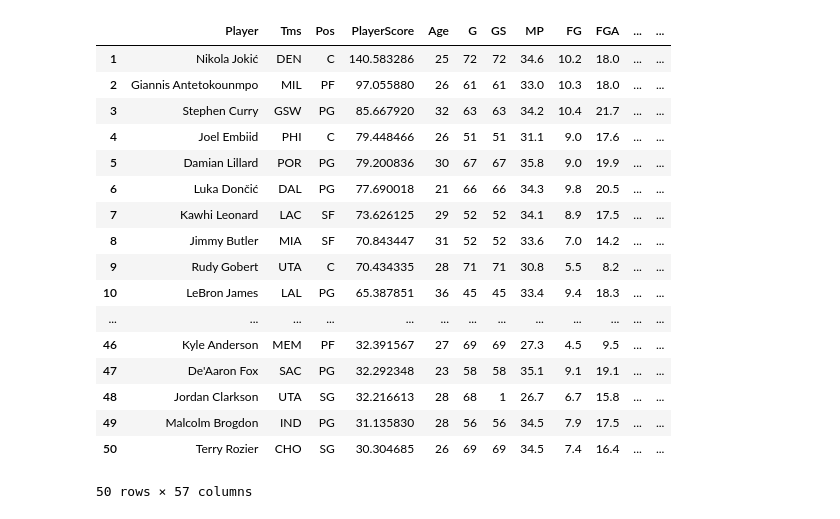
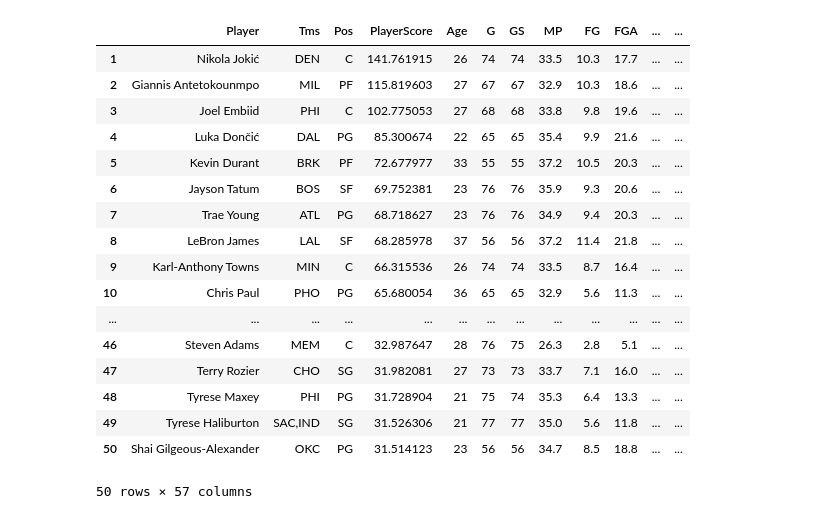
Before and after one commit to AustinMayerhofer/NBA-metrics, a Jupyter notebook: src/rankings.ipynb, the cells around one changed output. Saved outputs shown, nothing was run; the diff lists cells and outputs as text; code cells hidden in the pictures.

```diff
--- a/src/rankings.ipynb
+++ b/src/rankings.ipynb
@@ -3,3 +1,6 @@ SEASON = '2020-21'
+# %%
+SEASON = '2021-22'
+LEAGUE = 'NBA'
 # %%
 import pandas as pd
 import myconstants as c
@@ -8,11 +9,12 @@ from scipy.stats import zscore
 NUM_GAMES = c.NUM_GAMES[SEASON]
 MIN_GAMES = c.MIN_GAMES[SEASON]
 
-p_df = pd.read_csv(f'../data/years/{SEASON}/clean/{SEASON}_Player_PerGame.csv')
-t_df = pd.read_csv(f'../data/years/{SEASON}/clean/{SEASON}_Team_Standings.csv')
+p_df = pd.read_csv(f'../data/years/{SEASON}/clean/{SEASON}_{LEAGUE}_Player_PerGame.csv')
+t_df = pd.read_csv(f'../data/years/{SEASON}/clean/{SEASON}_{LEAGUE}_Team_Standings.csv')
+p_advanced_df = pd.read_csv(f'../data/years/{SEASON}/clean/{SEASON}_{LEAGUE}_Player_Advanced.csv')
+
 
 # join player per game and advanced stats
-p_advanced_df = pd.read_csv(f'../data/years/{SEASON}/clean/{SEASON}_Player_Advanced.csv')
 p_advanced_df = p_advanced_df.drop(columns=['Player', 'Tms', 'Pos', 'Age', 'G', 'MP'])
 p_df = p_df.merge(p_advanced_df, on='PlayerID')
 
@@ -25,47 +27,47 @@ def average_wins(tms):
     tms_wins = []
     for t in tms_list:
         tms_wins.append(t_df.loc[t_df['TeamCode'] == t]['OverallW'].values[0])
     return sum(tms_wins) / len(tms_wins)
 p_df['TmsWins'] = p_df['Tms'].apply(average_wins)
 
 # players who haven't played enough games don't qualify
 p_df = p_df.loc[p_df['G'] >= MIN_GAMES]
 
 # ranking algorithm
 p_df['zTotals'] = 1.5*zscore(p_df['PTS'] + p_df['TRB'] + p_df['AST'] + p_df['STL'] + p_df['BLK'])
 p_df['zWS'] = zscore(p_df['WS'])
 p_df['zVORP'] = zscore(p_df['VORP'])
 p_df['zBPM'] = zscore(p_df['BPM'])
 p_df['zTmsWins'] = zscore(p_df['TmsWins'])
 p_df['RawScore'] = p_df['zTotals'] + p_df['zWS'] + p_df['zVORP'] + p_df['zBPM'] + p_df['zTmsWins']
 p_df['PlayerScore'] = p_df['RawScore'] + c.PLAYER_SCORE_ADDITION # more positive PlayerScores
 p_df['PlayerScore'] = p_df['PlayerScore'].apply(lambda x: pow(x, c.PLAYER_SCORE_EXPONENT) if x > 1 else x) # make higher PlayerScores more significant
 p_df = p_df.sort_values('PlayerScore', ascending=False)
 
 # Move [PlayerScore] to the right of [Pos], drop PlayerID, index rows starting from 1, stylistic choice
 col = p_df.pop('PlayerScore')
 p_df.insert(p_df.columns.get_loc('Pos') + 1, col.name, col)
 p_df = p_df.drop('PlayerID', axis=1)
 p_df = p_df.reset_index(drop=True)
 p_df.index = p_df.index + 1
 
 p_df.head(50)
 # %% [output]
 |  | Player | Tms | Pos | PlayerScore | Age | G | GS | MP | FG | FGA | ... | ... |
-| 1 | Nikola Jokić | DEN | C | 140.583286 | 25 | 72 | 72 | 34.6 | 10.2 | 18.0 | ... | ... |
-| 2 | Giannis Antetokounmpo | MIL | PF | 97.055880 | 26 | 61 | 61 | 33.0 | 10.3 | 18.0 | ... | ... |
-| 3 | Stephen Curry | GSW | PG | 85.667920 | 32 | 63 | 63 | 34.2 | 10.4 | 21.7 | ... | ... |
-| 4 | Joel Embiid | PHI | C | 79.448466 | 26 | 51 | 51 | 31.1 | 9.0 | 17.6 | ... | ... |
-| 5 | Damian Lillard | POR | PG | 79.200836 | 30 | 67 | 67 | 35.8 | 9.0 | 19.9 | ... | ... |
-| 6 | Luka Dončić | DAL | PG | 77.690018 | 21 | 66 | 66 | 34.3 | 9.8 | 20.5 | ... | ... |
-| 7 | Kawhi Leonard | LAC | SF | 73.626125 | 29 | 52 | 52 | 34.1 | 8.9 | 17.5 | ... | ... |
-| 8 | Jimmy Butler | MIA | SF | 70.843447 | 31 | 52 | 52 | 33.6 | 7.0 | 14.2 | ... | ... |
-| 9 | Rudy Gobert | UTA | C | 70.434335 | 28 | 71 | 71 | 30.8 | 5.5 | 8.2 | ... | ... |
-| 10 | LeBron James | LAL | PG | 65.387851 | 36 | 45 | 45 | 33.4 | 9.4 | 18.3 | ... | ... |
+| 1 | Nikola Jokić | DEN | C | 141.761915 | 26 | 74 | 74 | 33.5 | 10.3 | 17.7 | ... | ... |
+| 2 | Giannis Antetokounmpo | MIL | PF | 115.819603 | 27 | 67 | 67 | 32.9 | 10.3 | 18.6 | ... | ... |
+| 3 | Joel Embiid | PHI | C | 102.775053 | 27 | 68 | 68 | 33.8 | 9.8 | 19.6 | ... | ... |
+| 4 | Luka Dončić | DAL | PG | 85.300674 | 22 | 65 | 65 | 35.4 | 9.9 | 21.6 | ... | ... |
+| 5 | Kevin Durant | BRK | PF | 72.677977 | 33 | 55 | 55 | 37.2 | 10.5 | 20.3 | ... | ... |
+| 6 | Jayson Tatum | BOS | SF | 69.752381 | 23 | 76 | 76 | 35.9 | 9.3 | 20.6 | ... | ... |
+| 7 | Trae Young | ATL | PG | 68.718627 | 23 | 76 | 76 | 34.9 | 9.4 | 20.3 | ... | ... |
+| 8 | LeBron James | LAL | SF | 68.285978 | 37 | 56 | 56 | 37.2 | 11.4 | 21.8 | ... | ... |
+| 9 | Karl-Anthony Towns | MIN | C | 66.315536 | 26 | 74 | 74 | 33.5 | 8.7 | 16.4 | ... | ... |
+| 10 | Chris Paul | PHO | PG | 65.680054 | 36 | 65 | 65 | 32.9 | 5.6 | 11.3 | ... | ... |
 | ... | ... | ... | ... | ... | ... | ... | ... | ... | ... | ... | ... | ... |
-| 46 | Kyle Anderson | MEM | PF | 32.391567 | 27 | 69 | 69 | 27.3 | 4.5 | 9.5 | ... | ... |
-| 47 | De'Aaron Fox | SAC | PG | 32.292348 | 23 | 58 | 58 | 35.1 | 9.1 | 19.1 | ... | ... |
-| 48 | Jordan Clarkson | UTA | SG | 32.216613 | 28 | 68 | 1 | 26.7 | 6.7 | 15.8 | ... | ... |
-| 49 | Malcolm Brogdon | IND | PG | 31.135830 | 28 | 56 | 56 | 34.5 | 7.9 | 17.5 | ... | ... |
-| 50 | Terry Rozier | CHO | SG | 30.304685 | 26 | 69 | 69 | 34.5 | 7.4 | 16.4 | ... | ... |
+| 46 | Steven Adams | MEM | C | 32.987647 | 28 | 76 | 75 | 26.3 | 2.8 | 5.1 | ... | ... |
+| 47 | Terry Rozier | CHO | SG | 31.982081 | 27 | 73 | 73 | 33.7 | 7.1 | 16.0 | ... | ... |
+| 48 | Tyrese Maxey | PHI | PG | 31.728904 | 21 | 75 | 74 | 35.3 | 6.4 | 13.3 | ... | ... |
+| 49 | Tyrese Haliburton | SAC,IND | SG | 31.526306 | 21 | 77 | 77 | 35.0 | 5.6 | 11.8 | ... | ... |
+| 50 | Shai Gilgeous-Alexander | OKC | PG | 31.514123 | 23 | 56 | 56 | 34.7 | 8.5 | 18.8 | ... | ... |
 50 rows × 57 columns
```
Also changed, not shown: parts of 1 cell of this notebook, 8 other files.
